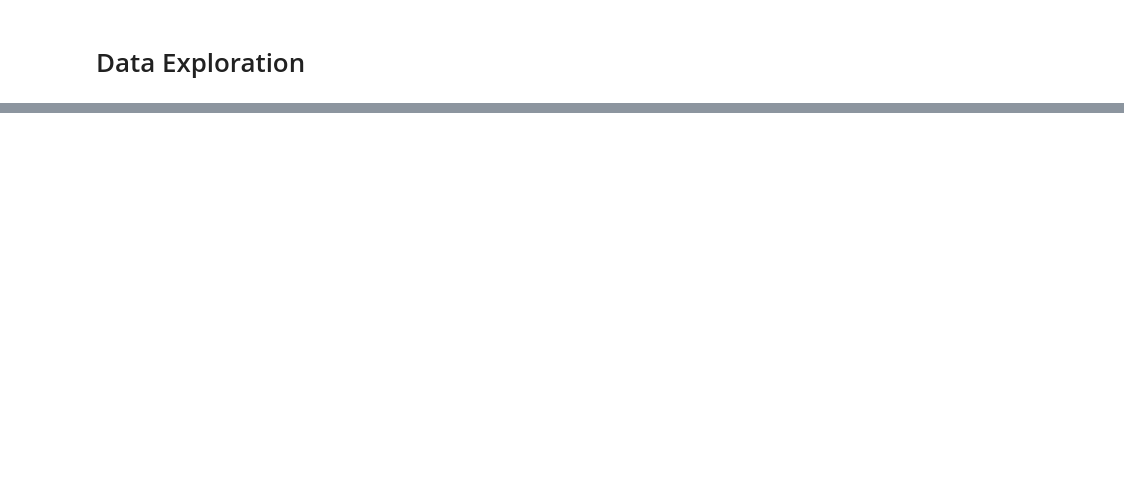
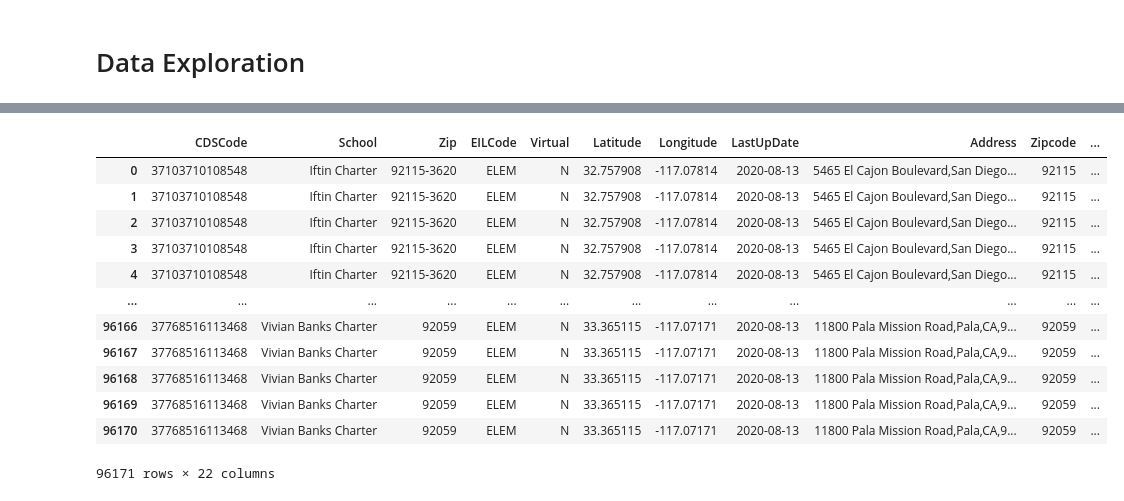
Before and after one commit to renaldyh27/COVID-Cool-for-School, a Jupyter notebook: Everything Cleaned.ipynb, the cells around one changed output, grey strips where cells are left out. Drawn from its saved outputs; the diff is of its cells as text; code cells hidden in the pictures; blank space fills up the shorter version.

```diff
--- a/Everything Cleaned.ipynb
+++ b/Everything Cleaned.ipynb
@@ -271,0 +314,19 @@ cleaned_cases.head(5)
+# %%
+schools_income = schools.merge(incomes_clean)
+final = schools_income.merge(cleaned_cases)
+# %%
+final
+# %% [output]
+|  | CDSCode | School | Zip | EILCode | Virtual | Latitude | Longitude | LastUpDate | Address | Zipcode | ... |
+| 0 | 37103710108548 | Iftin Charter | 92115-3620 | ELEM | N | 32.757908 | -117.07814 | 2020-08-13 | 5465 El Cajon Boulevard,San Diego... | 92115 | ... |
+| 1 | 37103710108548 | Iftin Charter | 92115-3620 | ELEM | N | 32.757908 | -117.07814 | 2020-08-13 | 5465 El Cajon Boulevard,San Diego... | 92115 | ... |
+| 2 | 37103710108548 | Iftin Charter | 92115-3620 | ELEM | N | 32.757908 | -117.07814 | 2020-08-13 | 5465 El Cajon Boulevard,San Diego... | 92115 | ... |
+| 3 | 37103710108548 | Iftin Charter | 92115-3620 | ELEM | N | 32.757908 | -117.07814 | 2020-08-13 | 5465 El Cajon Boulevard,San Diego... | 92115 | ... |
+| 4 | 37103710108548 | Iftin Charter | 92115-3620 | ELEM | N | 32.757908 | -117.07814 | 2020-08-13 | 5465 El Cajon Boulevard,San Diego... | 92115 | ... |
+| ... | ... | ... | ... | ... | ... | ... | ... | ... | ... | ... | ... |
+| 96166 | 37768516113468 | Vivian Banks Charter | 92059 | ELEM | N | 33.365115 | -117.07171 | 2020-08-13 | 11800 Pala Mission Road,Pala,CA,9... | 92059 | ... |
+| 96167 | 37768516113468 | Vivian Banks Charter | 92059 | ELEM | N | 33.365115 | -117.07171 | 2020-08-13 | 11800 Pala Mission Road,Pala,CA,9... | 92059 | ... |
+| 96168 | 37768516113468 | Vivian Banks Charter | 92059 | ELEM | N | 33.365115 | -117.07171 | 2020-08-13 | 11800 Pala Mission Road,Pala,CA,9... | 92059 | ... |
+| 96169 | 37768516113468 | Vivian Banks Charter | 92059 | ELEM | N | 33.365115 | -117.07171 | 2020-08-13 | 11800 Pala Mission Road,Pala,CA,9... | 92059 | ... |
+| 96170 | 37768516113468 | Vivian Banks Charter | 92059 | ELEM | N | 33.365115 | -117.07171 | 2020-08-13 | 11800 Pala Mission Road,Pala,CA,9... | 92059 | ... |
+96171 rows × 22 columns
```
Also changed, not shown: parts of 5 cells of this notebook.
